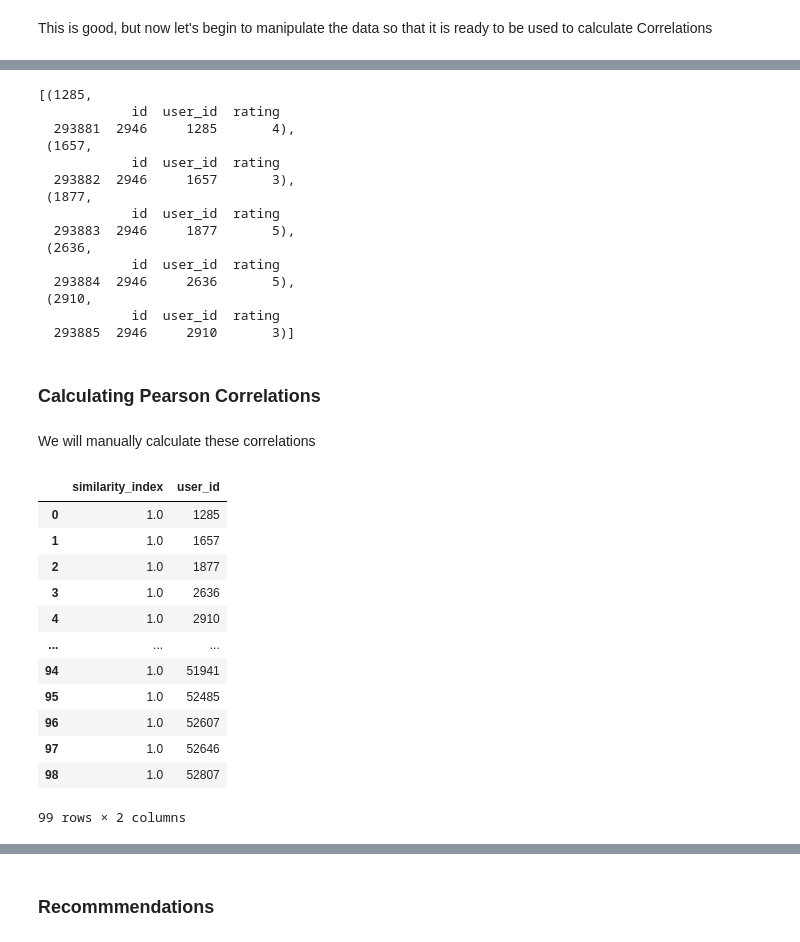
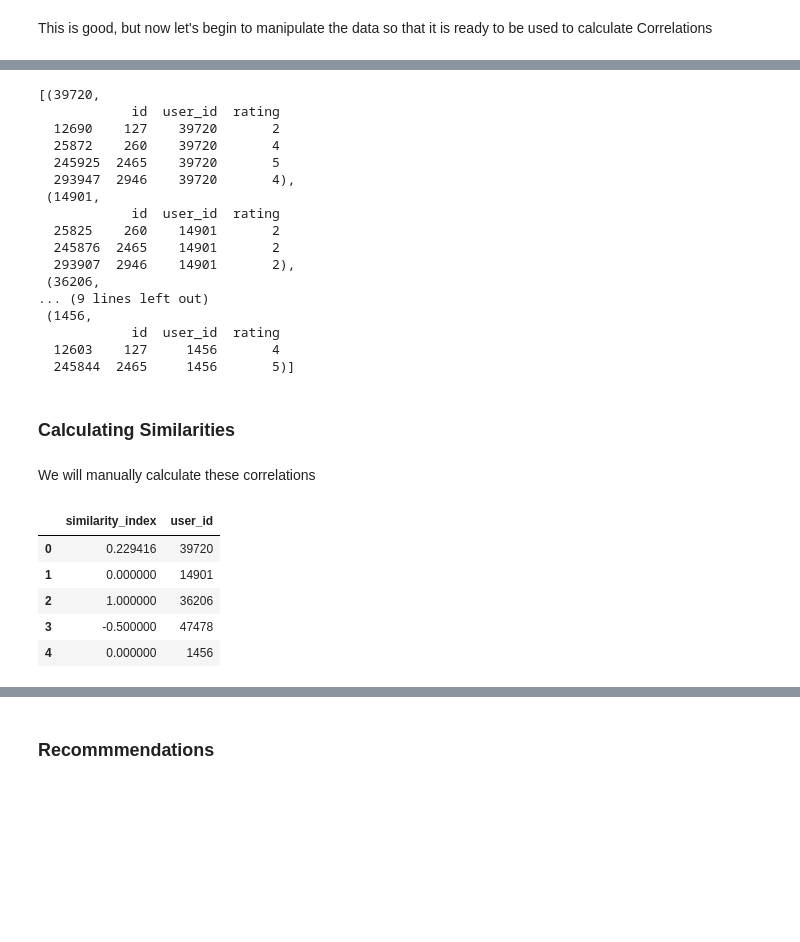
Before and after one commit to gcolson11/Capstone_Books, a Jupyter notebook: Pre-processing and Model.ipynb, the cells around one changed output, grey strips where cells are left out. Cells and saved outputs as stored; diff of their text form; code cells hidden in the pictures; blank space fills up the shorter version.

```diff
--- a/Pre-processing and Model.ipynb
+++ b/Pre-processing and Model.ipynb
@@ -103,29 +102,20 @@ Now that the data is ready to be used, let's create a sample user input to suppl
 # create sample dataframe with 5 book-rating pairs
 
 user_input = [
-    #1
-    #{'title': 'The Tipping Point: How Little Things Can Make a Big Difference', 'authors': 'Malcolm Gladwell', 'rating': 4},
-    #{'title': 'How to Win Friends and Influence People', 'authors': 'Dale Carnegie', 'rating': 5},
-    #{'title': 'The Power of Habit: Why We Do What We Do in Life and Business', 'authors': 'Charles Duhigg', 'rating': 5},
-    #{'title': 'Stumbling on Happiness', 'authors': 'Daniel Todd Gilbert', 'rating': 4},
+
+    {'title': 'The Tipping Point: How Little Things Can Make a Big Difference', 'authors': 'Malcolm Gladwell', 'rating': 4},
+    {'title': 'How to Win Friends and Influence People', 'authors': 'Dale Carnegie', 'rating': 5},
+    {'title': 'The Power of Habit: Why We Do What We Do in Life and Business', 'authors': 'Charles Duhigg', 'rating': 5},
+    {'title': 'Stumbling on Happiness', 'authors': 'Daniel Todd Gilbert', 'rating': 4},
     {'title': 'Flow: The Psychology of Optimal Experience', 'authors': 'Mihaly Csikszentmihalyi', 'rating': 5}
 
-    #2
-    #{'title': '1984', 'authors': 'George Orwell, Erich Fromm, Celâl Üster', 'rating': 5},
-    #{'title': 'The Catcher in the Rye', 'authors': 'J.D. Salinger', 'rating': 3},
+    #2 - an alternate testing user input
+    #{'title': '1984', 'authors': 'George Orwell, Erich Fromm, Celâl Üster', 'rating': 5}
+    #{'title': 'The Catcher in the Rye', 'authors': 'J.D. Salinger', 'rating': 5},
     #{'title': 'The Great Gatsby', 'authors': 'F. Scott Fitzgerald', 'rating': 4},
     #{'title': 'To Kill a Mockingbird', 'authors': 'Harper Lee', 'rating': 5},
-    #{'title': 'Pride and Prejudice', 'authors': 'Jane Austen', 'rating': 5}
+    #{'title': 'Of Mice and Men', 'authors': 'John Steinbeck', 'rating': 5}
 
-    #3
-    #{'title': 'The Catcher in the Rye', 'authors': 'J.D. Salinger', 'rating': 5},
-    #{'title': 'The Great Gatsby', 'authors': 'F. Scott Fitzgerald', 'rating': 4}
-
-    #{'title': 'The Tipping Point: How Little Things Can Make a Big Difference', 'authors': 'Malcolm Gladwell', 'rating': 4},
-    #{'title': 'How to Win Friends and Influence People', 'authors': 'Dale Carnegie', 'rating': 4},
-    #{'title': 'The Power of Habit: Why We Do What We Do in Life and Business', 'authors': 'Charles Duhigg', 'rating': 5},
-    #{'title': 'Sapiens: A Brief History of Humankind', 'authors': 'Yuval Noah Harari', 'rating': 4},
-    #{'title': 'Flow: The Psychology of Optimal Experience', 'authors': 'Mihaly Csikszentmihalyi', 'rating': 5}
 ]
 
 input_books = pd.DataFrame(user_input)
@@ -203,26 +214,28 @@ user_subset_group = user_subset.groupby(['user_id'])
 user_subset_group = sorted(user_subset_group, key=lambda x: len(x[1]), reverse=True)
 user_subset_group[0:5]
 # %% [output]
-[(1285,
+[(39720,
             id  user_id  rating
-  293881  2946     1285       4),
- (1657,
+  12690    127    39720       2
+  25872    260    39720       4
+  245925  2465    39720       5
+  293947  2946    39720       4),
+ (14901,
             id  user_id  rating
-  293882  2946     1657       3),
- (1877,
+  25825    260    14901       2
+  245876  2465    14901       2
+  293907  2946    14901       2),
+ (36206,
+... (9 lines left out)
+ (1456,
             id  user_id  rating
-  293883  2946     1877       5),
- (2636,
-            id  user_id  rating
-  293884  2946     2636       5),
- (2910,
-            id  user_id  rating
-  293885  2946     2910       3)]
+  12603    127     1456       4
+  245844  2465     1456       5)]
 # %%
 # limit number of users we look through to top 100
 user_subset_group = user_subset_group[0:100]
 # %% [markdown]
-### Calculating Pearson Correlations
+### Calculating Similarities
 # %% [markdown]
 We will manually calculate these correlations
 # %%
@@ -266,24 +279,17 @@ for name, group in user_subset_group:
 # %%
 # convert dictionary to dataframe
 sim_df = pd.DataFrame.from_dict(sim_dict, orient='index')
 sim_df.columns = ['similarity_index']
 sim_df['user_id'] = sim_df.index
 sim_df.index = range(len(sim_df))
-sim_df #.head()
+sim_df.head()
 # %% [output]
 |  | similarity_index | user_id |
-| 0 | 1.0 | 1285 |
-| 1 | 1.0 | 1657 |
-| 2 | 1.0 | 1877 |
-| 3 | 1.0 | 2636 |
-| 4 | 1.0 | 2910 |
-| ... | ... | ... |
-| 94 | 1.0 | 51941 |
-| 95 | 1.0 | 52485 |
-| 96 | 1.0 | 52607 |
-| 97 | 1.0 | 52646 |
-| 98 | 1.0 | 52807 |
+| 0 | 0.229416 | 39720 |
+| 1 | 0.000000 | 14901 |
+| 2 | 1.000000 | 36206 |
+| 3 | -0.500000 | 47478 |
+| 4 | 0.000000 | 1456 |
-99 rows × 2 columns
 # %%
 # get top 50 similar users
 top_users = sim_df.sort_values(by='similarity_index', ascending=False)[0:50]
```
Also changed, not shown: parts of 25 cells of this notebook.
